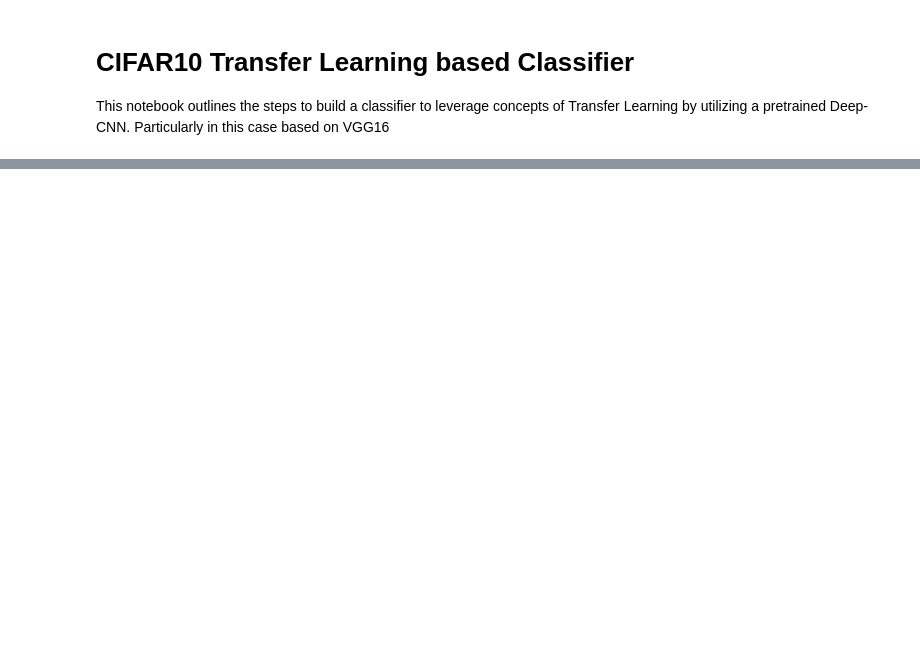
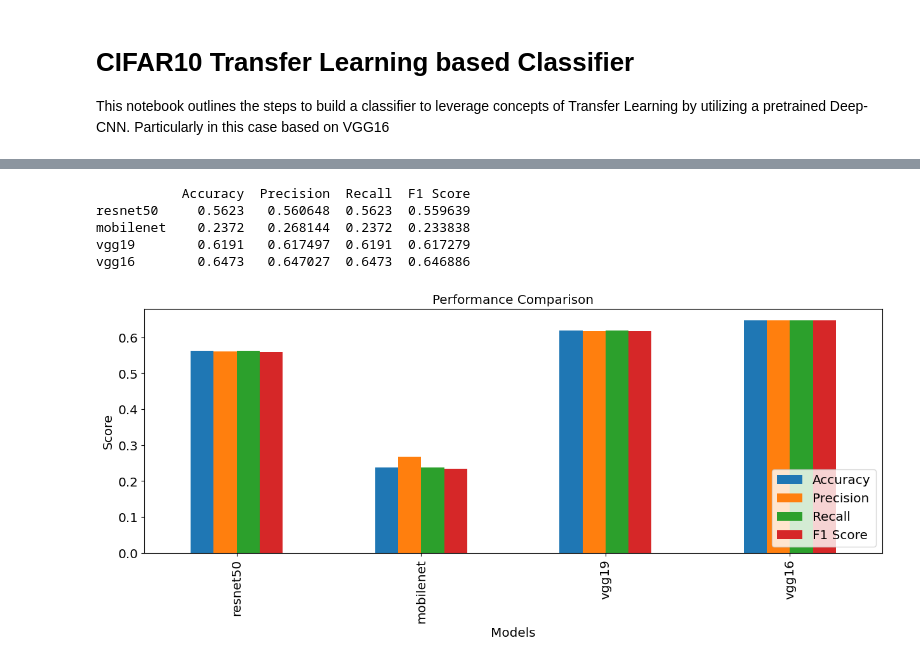
Before and after one commit to syeddhasnainn/aru-dl, a Jupyter notebook: week_9_transfer_learning.ipynb, the cells around one changed output, grey strips where cells are left out. Cells and saved outputs as stored; diff of their text form; code cells hidden in the pictures; blank space fills up the shorter version.

```diff
--- a/week_9_transfer_learning.ipynb
+++ b/week_9_transfer_learning.ipynb
@@ -178,15 +206,18 @@ plt.show()
 
 # VGG-16
 #train the model on resnet50, vgg16, mobilenet, xception
-from keras.applications import resnet50, mobilenet
+from keras.applications import resnet50, mobilenet, vgg19, vgg16
 
 # write a loop to train the model on resnet50, vgg16, mobilenet, xception. just change the model name in my code
 
-models = ['resnet50', 'mobilenet', 'vgg19']
+models = ['resnet50', 'mobilenet', 'vgg19','vgg16']
 metrics = []
 for model_name in models:
-        if model_name == 'vgg19':
-                base_model = vgg.VGG19(weights='imagenet', include_top=False, input_shape=(48, 48, 3))
+        if model_name == 'vgg16':
+                base_model = vgg16.VGG16(weights='imagenet', include_top=False, input_shape=(48, 48, 3))
+                last = base_model.get_layer('block5_pool').output
+        elif model_name == 'vgg19':
+                base_model = vgg19.VGG19(weights='imagenet', include_top=False, input_shape=(48, 48, 3))
                 last = base_model.get_layer('block5_pool').output
         elif model_name == 'resnet50':
                 base_model = resnet50.ResNet50(weights='imagenet', include_top=False, input_shape=(48, 48, 3))
@@ -214,8 +245,6 @@ for model_name in models:
                             optimizer=optimizers.Adam(learning_rate=LEARNING_RATE),
                             metrics=['accuracy'])
 
-        model.summary()
-
         history = model.fit(train_generator,
                                 steps_per_epoch=train_steps_per_epoch,
                                 validation_data=val_generator,
@@ -231,13 +260,7 @@ for model_name in models:
 
 
         #save the metrics in a list
-        metrics.append(get_metrics(true_labels=y_test,
-                predicted_labels=predictions))
+        model_metrics = get_metrics(true_labels=test_labels, predicted_labels=predictions)
+        metrics.append(model_metrics)
 
-
-#plot the metrics
-
-metrics_df = pd.DataFrame(metrics, index=models)
-metrics_df.plot(kind='bar', figsize=(15, 5))
-plt.title('Performance Comparison')
-plt.show()
+        print(metrics)
@@ -243,0 +303,19 @@ plt.show()
+# %%
+#plot the metrics
+
+metrics_df = pd.DataFrame(metrics, index=models, columns=['Accuracy', 'Precision', 'Recall', 'F1 Score'])
+print(metrics_df)
+
+metrics_df.plot(kind='bar', figsize=(15, 5))
+plt.title('Performance Comparison')
+plt.xlabel('Models')
+plt.ylabel('Score')
+plt.legend(loc='lower right')
+plt.show()
+# %% [output]
+           Accuracy  Precision  Recall  F1 Score
+resnet50     0.5623   0.560648  0.5623  0.559639
+mobilenet    0.2372   0.268144  0.2372  0.233838
+vgg19        0.6191   0.617497  0.6191  0.617279
+vgg16        0.6473   0.647027  0.6473  0.646886
+[figure, added]
```
Also changed, not shown: parts of 7 cells of this notebook.
